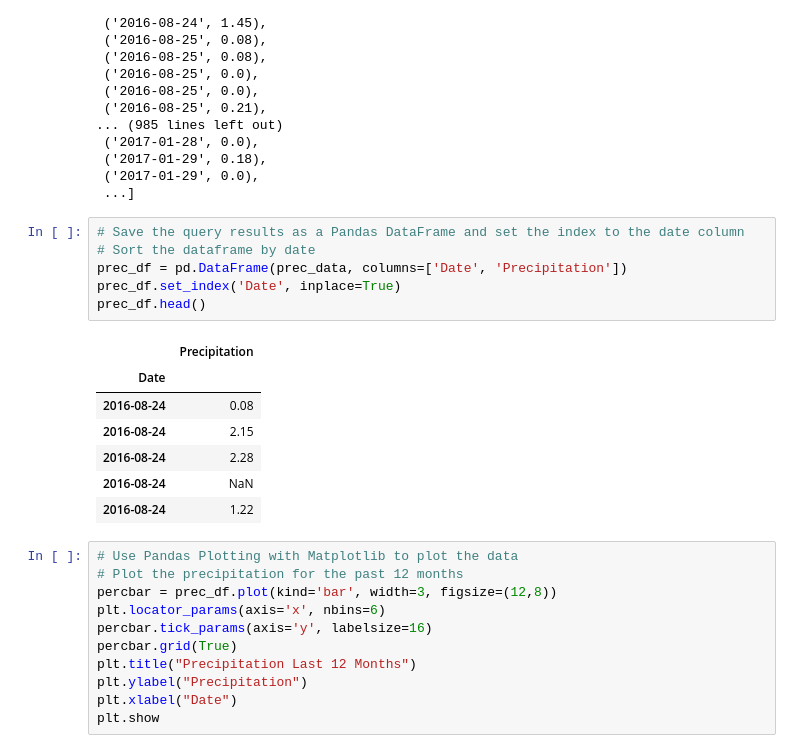
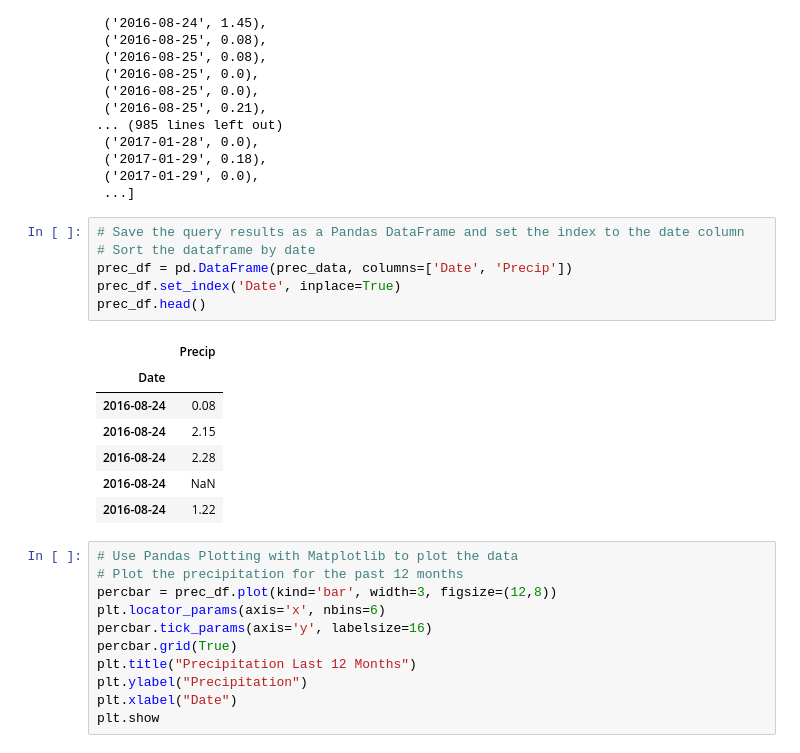
Before and after one commit to WACunninghamIV/sqlalchemy-challenge, a Jupyter notebook: climate_starter.ipynb, the cells around one changed output. Saved outputs shown, nothing was run; the diff lists cells and outputs as text.

```diff
--- a/climate_starter.ipynb
+++ b/climate_starter.ipynb
@@ -98,11 +98,11 @@ prec_data
 # %%
 # Save the query results as a Pandas DataFrame and set the index to the date column
 # Sort the dataframe by date
-prec_df = pd.DataFrame(prec_data, columns=['Date', 'Precipitation'])
+prec_df = pd.DataFrame(prec_data, columns=['Date', 'Precip'])
 prec_df.set_index('Date', inplace=True)
 prec_df.head()
 # %% [output]
-|  | Precipitation |
+|  | Precip |
 | Date |  |
 | 2016-08-24 | 0.08 |
 | 2016-08-24 | 2.15 |
```
Also changed, not shown: parts of 4 cells of this notebook.
